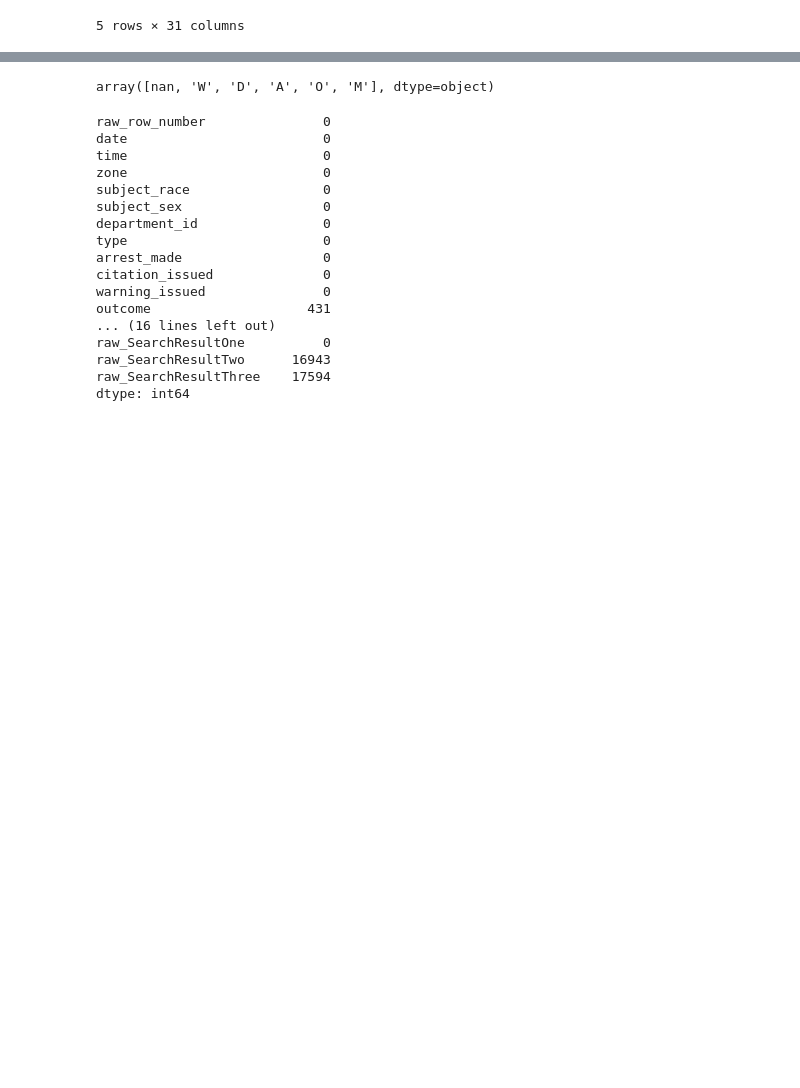
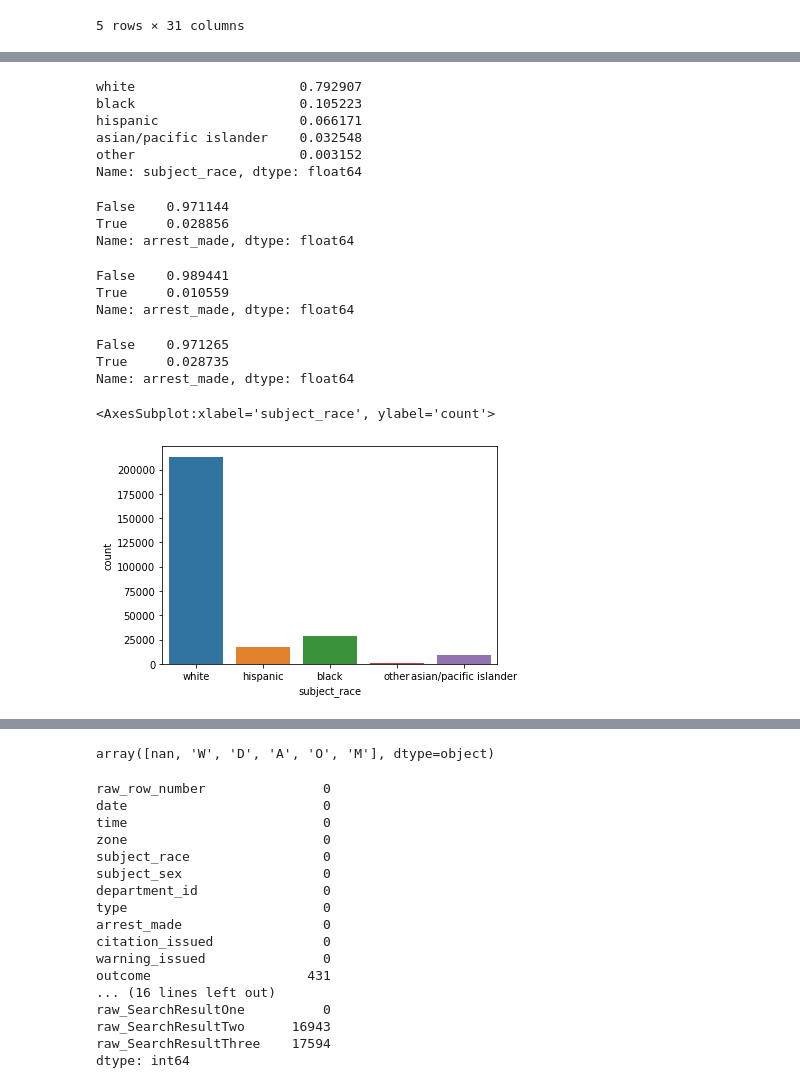
Before and after one commit to ecuerbo/pyprac, a Jupyter notebook: datacamp/analyzing-police-activity.ipynb, the cells around one changed output, grey strips where cells are left out. Saved outputs shown, nothing was run; the diff lists cells and outputs as text; code cells hidden in the pictures; blank space fills up the shorter version.

```diff
--- a/datacamp/analyzing-police-activity.ipynb
+++ b/datacamp/analyzing-police-activity.ipynb
@@ -47,0 +52,2 @@ ri.describe()
+# %%
+speeding = ri.loc[ri['reason_for_stop']=='Speeding']
@@ -47,0 +78,9 @@ ri.describe()
+# %%
+speeding['subject_race'].value_counts(normalize=True)
+# %% [output]
+white                     0.792907
+black                     0.105223
+hispanic                  0.066171
+asian/pacific islander    0.032548
+other                     0.003152
+Name: subject_race, dtype: float64
@@ -47,0 +91,23 @@ ri.describe()
+# %%
+black['arrest_made'].value_counts(normalize=True)
+# %% [output]
+False    0.971144
+True     0.028856
+Name: arrest_made, dtype: float64
+# %%
+white['arrest_made'].value_counts(normalize=True)
+# %% [output]
+False    0.989441
+True     0.010559
+Name: arrest_made, dtype: float64
+# %%
+hispanic['arrest_made'].value_counts(normalize=True)
+# %% [output]
+False    0.971265
+True     0.028735
+Name: arrest_made, dtype: float64
+# %%
+sns.countplot(speeding['subject_race'])
+# %% [output]
+<AxesSubplot:xlabel='subject_race', ylabel='count'>
+[figure, added]
```
Also changed, not shown: parts of 20 cells of this notebook, 3 other files.
